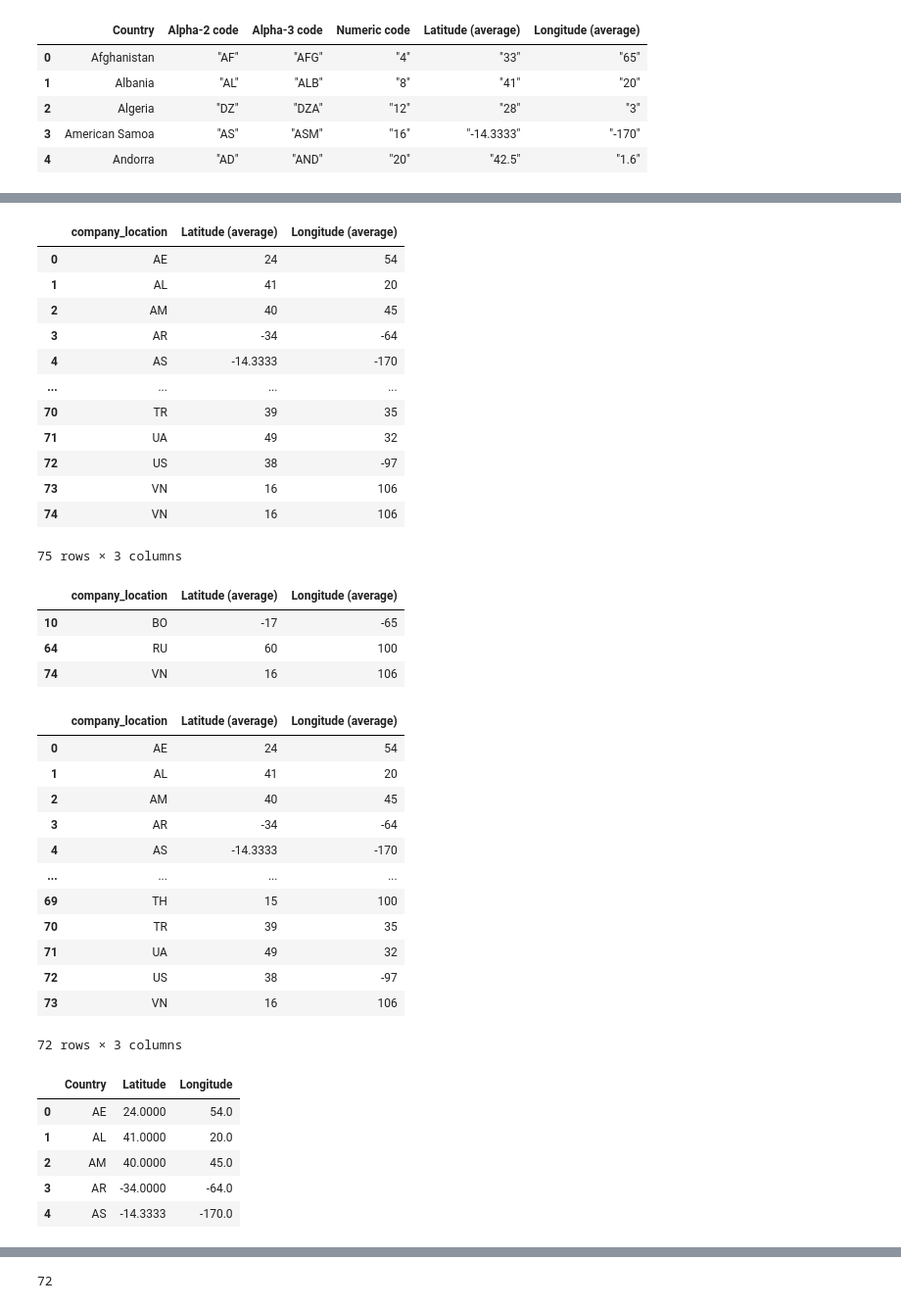
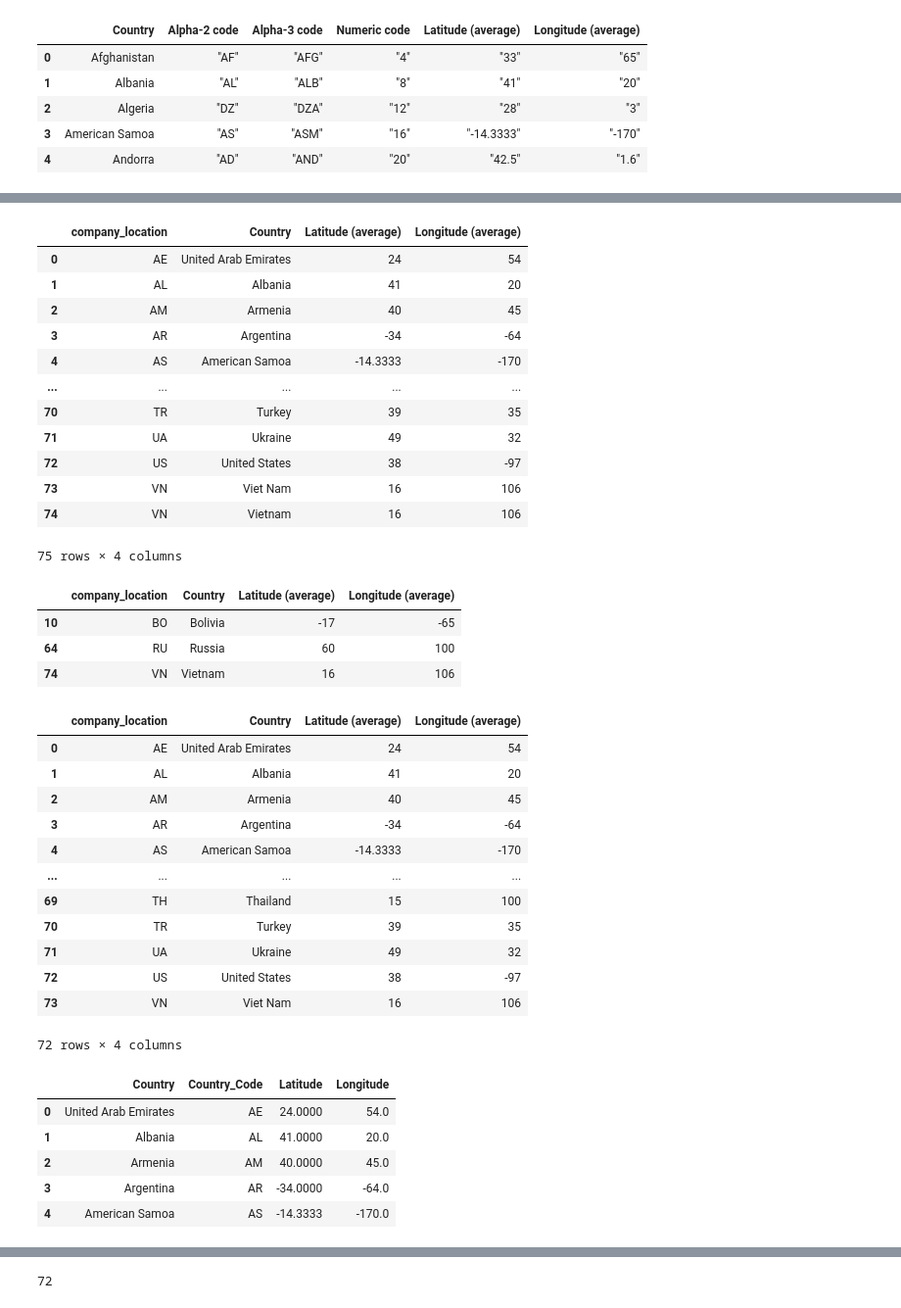
Before and after one commit to StanJohn04/DataScience_Salaries_Dashboard, a Jupyter notebook: database_creation.ipynb, the cells around one changed output, grey strips where cells are left out. Shown at 98% size. Drawn from its saved outputs; the diff is of its cells as text; code cells hidden in the pictures.

```diff
--- a/database_creation.ipynb
+++ b/database_creation.ipynb
@@ -117,7 +46,7 @@ coord_df.head()
 | 3 | American Samoa | "AS" | "ASM" | "16" | "-14.3333" | "-170" |
 | 4 | Andorra | "AD" | "AND" | "20" | "42.5" | "1.6" |
 # %%
-coord_df = coord_df[['Alpha-2 code','Latitude (average)', 'Longitude (average)']]
+coord_df = coord_df[['Country','Alpha-2 code','Latitude (average)', 'Longitude (average)']]
 # %%
 coord_df["Alpha-2 code"] = coord_df["Alpha-2 code"].str.replace('"', '')
 coord_df["Latitude (average)"] = coord_df["Latitude (average)"].str.replace('"', '')
@@ -146,55 +75,56 @@ coord_df
 merged_df = pd.merge(df, coord_df, on = "company_location", how = 'inner')
 merged_df
 # %% [output]
-|  | company_location | Latitude (average) | Longitude (average) |
-| 0 | AE | 24 | 54 |
-| 1 | AL | 41 | 20 |
-| 2 | AM | 40 | 45 |
-| 3 | AR | -34 | -64 |
-| 4 | AS | -14.3333 | -170 |
-| ... | ... | ... | ... |
-| 70 | TR | 39 | 35 |
-| 71 | UA | 49 | 32 |
-| 72 | US | 38 | -97 |
-| 73 | VN | 16 | 106 |
-| 74 | VN | 16 | 106 |
+|  | company_location | Country | Latitude (average) | Longitude (average) |
+| 0 | AE | United Arab Emirates | 24 | 54 |
+| 1 | AL | Albania | 41 | 20 |
+| 2 | AM | Armenia | 40 | 45 |
+| 3 | AR | Argentina | -34 | -64 |
+| 4 | AS | American Samoa | -14.3333 | -170 |
+| ... | ... | ... | ... | ... |
+| 70 | TR | Turkey | 39 | 35 |
+| 71 | UA | Ukraine | 49 | 32 |
+| 72 | US | United States | 38 | -97 |
+| 73 | VN | Viet Nam | 16 | 106 |
+| 74 | VN | Vietnam | 16 | 106 |
-75 rows × 3 columns
+75 rows × 4 columns
 # %%
 merged_df[merged_df.duplicated(subset = ['company_location', 'Latitude (average)', 'Longitude (average)'])]
 # %% [output]
-|  | company_location | Latitude (average) | Longitude (average) |
-| 10 | BO | -17 | -65 |
-| 64 | RU | 60 | 100 |
-| 74 | VN | 16 | 106 |
+|  | company_location | Country | Latitude (average) | Longitude (average) |
+| 10 | BO | Bolivia | -17 | -65 |
+| 64 | RU | Russia | 60 | 100 |
+| 74 | VN | Vietnam | 16 | 106 |
 # %%
 df_cleaned = merged_df.drop([merged_df.index[10], merged_df.index[64], merged_df.index[74]])
 df_cleaned
 # %% [output]
-|  | company_location | Latitude (average) | Longitude (average) |
-| 0 | AE | 24 | 54 |
-| 1 | AL | 41 | 20 |
-| 2 | AM | 40 | 45 |
-| 3 | AR | -34 | -64 |
-| 4 | AS | -14.3333 | -170 |
-| ... | ... | ... | ... |
-| 69 | TH | 15 | 100 |
-| 70 | TR | 39 | 35 |
-| 71 | UA | 49 | 32 |
-| 72 | US | 38 | -97 |
-| 73 | VN | 16 | 106 |
+|  | company_location | Country | Latitude (average) | Longitude (average) |
+| 0 | AE | United Arab Emirates | 24 | 54 |
+| 1 | AL | Albania | 41 | 20 |
+| 2 | AM | Armenia | 40 | 45 |
+| 3 | AR | Argentina | -34 | -64 |
+| 4 | AS | American Samoa | -14.3333 | -170 |
+| ... | ... | ... | ... | ... |
+| 69 | TH | Thailand | 15 | 100 |
+| 70 | TR | Turkey | 39 | 35 |
+| 71 | UA | Ukraine | 49 | 32 |
+| 72 | US | United States | 38 | -97 |
+| 73 | VN | Viet Nam | 16 | 106 |
-72 rows × 3 columns
+72 rows × 4 columns
 # %%
 df_cleaned = df_cleaned.astype({'Latitude (average)':'float64','Longitude (average)':'float64'})
 # %%
-df_cleaned = df_cleaned.rename(columns = {'company_location':'Country','Latitude (average)':'Latitude','Longitude (average)':'Longitude'})
+df_cleaned = df_cleaned.rename(columns = {'company_location':'Country_Code','Latitude (average)':'Latitude','Longitude (average)':'Longitude'})
+df_cleaned = df_cleaned[['Country', 'Country_Code','Latitude', 'Longitude']]
 df_cleaned.head()
 # %% [output]
-|  | Country | Latitude | Longitude |
-| 0 | AE | 24.0000 | 54.0 |
-| 1 | AL | 41.0000 | 20.0 |
-| 2 | AM | 40.0000 | 45.0 |
-| 3 | AR | -34.0000 | -64.0 |
-| 4 | AS | -14.3333 | -170.0 |
+|  | Country | Country_Code | Latitude | Longitude |
+| 0 | United Arab Emirates | AE | 24.0000 | 54.0 |
+| 1 | Albania | AL | 41.0000 | 20.0 |
+| 2 | Armenia | AM | 40.0000 | 45.0 |
+| 3 | Argentina | AR | -34.0000 | -64.0 |
+| 4 | American Samoa | AS | -14.3333 | -170.0 |
 # %%
 df_cleaned.to_csv("Data/country_locations.csv")
 # %% [markdown]
```
Also changed, not shown: parts of 19 cells of this notebook, 4 other files.
